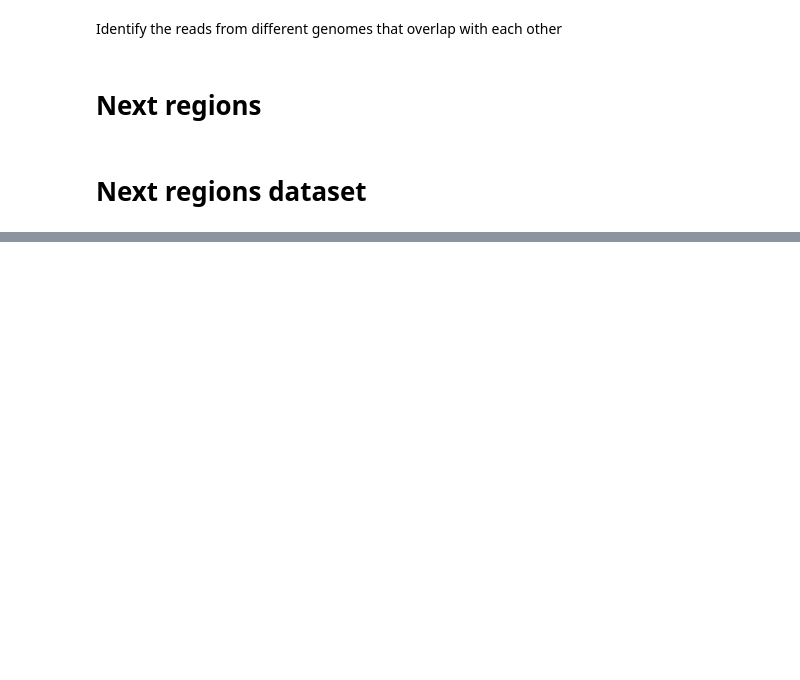
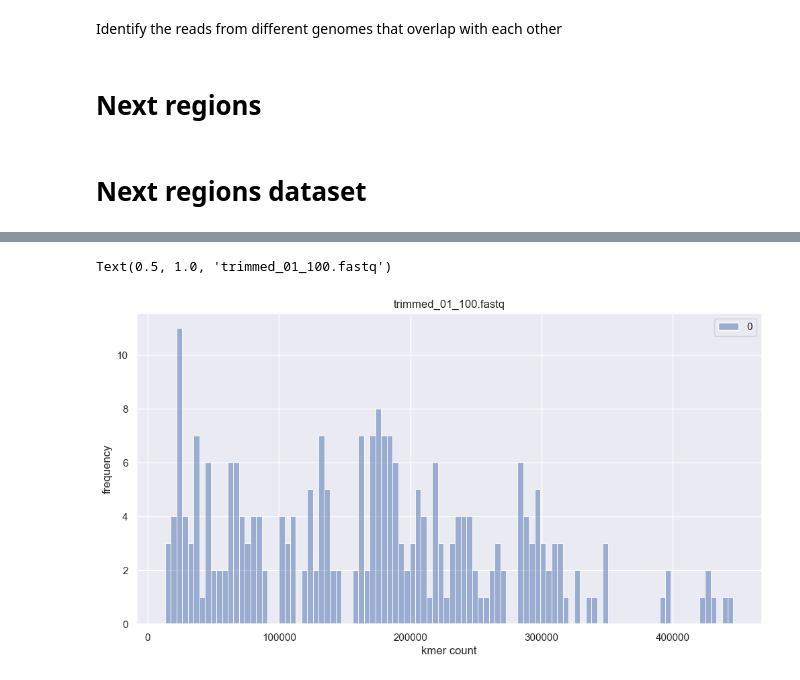
Before and after one commit to IoannaNika/VQA, a Jupyter notebook: src/vqa/explore_data.ipynb, the cells around one changed output, grey strips where cells are left out. Cells and saved outputs as stored; diff of their text form; code cells hidden in the pictures; blank space fills up the shorter version.

```diff
--- a/src/vqa/explore_data.ipynb
+++ b/src/vqa/explore_data.ipynb
@@ -190,0 +224,54 @@ print(cnt, len(set(metadata_1["strain"])),cnt2)
+# %%
+def kmer_count_vector(seq_path, k=4):
+    """Create a kmer count vector for a given sequence"""
+    # parse the fastq file
+    records = SeqIO.parse(seq_path, "fastq")
+    # create a dictionary of kmers and their counts
+    kmer_dict = {}
+    for record in records:
+        for i in range(len(record.seq)-k+1):
+            kmer = record.seq[i:i+k]
+            if kmer in kmer_dict:
+                kmer_dict[kmer] += 1
+            else:
+                kmer_dict[kmer] = 1
+
+    # create a kmer count vector
+    # kmer_count_vector = np.zeros(4**k)
+    # for i, kmer in enumerate(kmer_dict.keys()):
+    #     kmer_count_vector[i] = kmer_dict[kmer]
+    return kmer_dict
+
+seq1 = "/Users/ioanna/Projects/VQA/src/vqa/data/data/real_data/trimmed_01_100.fastq"
+seq2 = "/Users/ioanna/Projects/VQA/src/vqa/data/data/real_data/trimmed_02_100.fastq"
+seq3 = "/Users/ioanna/Projects/VQA/src/vqa/data/data/real_data/trimmed_08_0.fastq"
+seq4 = "/Users/ioanna/Projects/VQA/src/vqa/data/data/real_data/trimmed_09_0.fastq"
+
+kmer_dict_1 = kmer_count_vector(seq1)
+kmer_dict_2 = kmer_count_vector(seq2)
+kmer_dict_3 = kmer_count_vector(seq3)
+kmer_dict_4 = kmer_count_vector(seq4)
+
+# create all possible 4-kmers in a dictionary initialized with 0
+all_kmers = {}
+vocab = ["A", "C", "G", "T"]
+
+
+# creaet all possible 4-kmers
+for i in range(4**4):
+    kmer = ""
+    for j in range(4):
+        kmer += vocab[i % 4]
+        i = i // 4
+    all_kmers[kmer] = 0
+
+# plot the distribution of the kmer counts
+sns.set()
+plt.figure(figsize=(12, 6))
+sns.histplot(kmer_dict_1.values(), bins=100)
+plt.xlabel("kmer count")
+plt.ylabel("frequency")
+plt.title("trimmed_01_100.fastq")
+# %% [output]
+Text(0.5, 1.0, 'trimmed_01_100.fastq')
+[figure, added]
```
Also changed, not shown: parts of 6 cells of this notebook, 2 other files.
